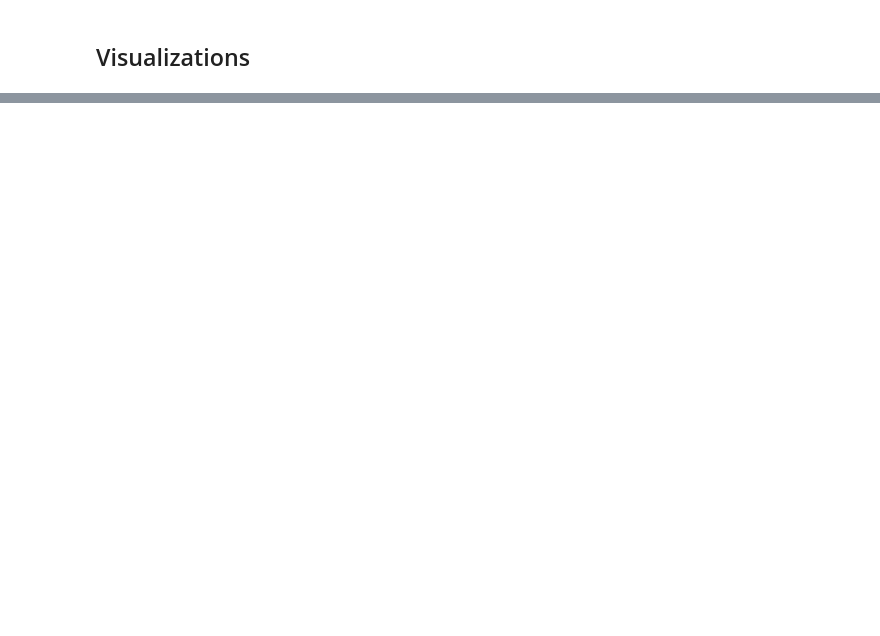
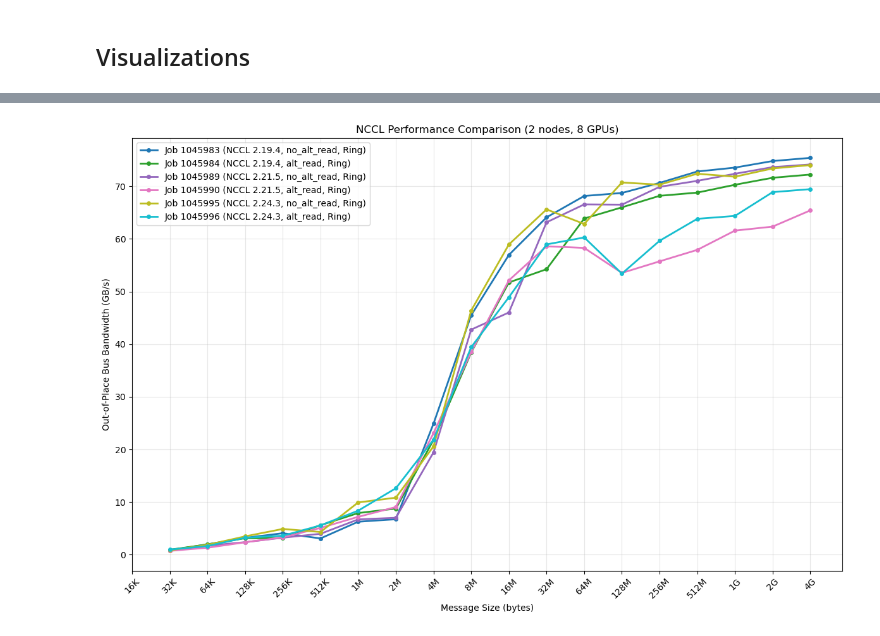
Before and after one commit to sparticlesteve/nccl-benchmarking, a Jupyter notebook: notebooks/plot_results.ipynb, the cells around one changed output, grey strips where cells are left out. Saved outputs shown, nothing was run; the diff lists cells and outputs as text; code cells hidden in the pictures; blank space fills up the shorter version.

```diff
--- a/notebooks/plot_results.ipynb
+++ b/notebooks/plot_results.ipynb
@@ -62,0 +60,6 @@ plot_nccl_comparison_matrix(perf_df);
+# %%
+# Ring performance
+perf_df_ring = perf_df[perf_df.nccl_algo == 'Ring']
+plot_nccl_performance(perf_df_ring, target_num_nodes=2);
+# %% [output]
+[figure, added]
```
Also changed, not shown: parts of 9 cells of this notebook, 1 other file.
